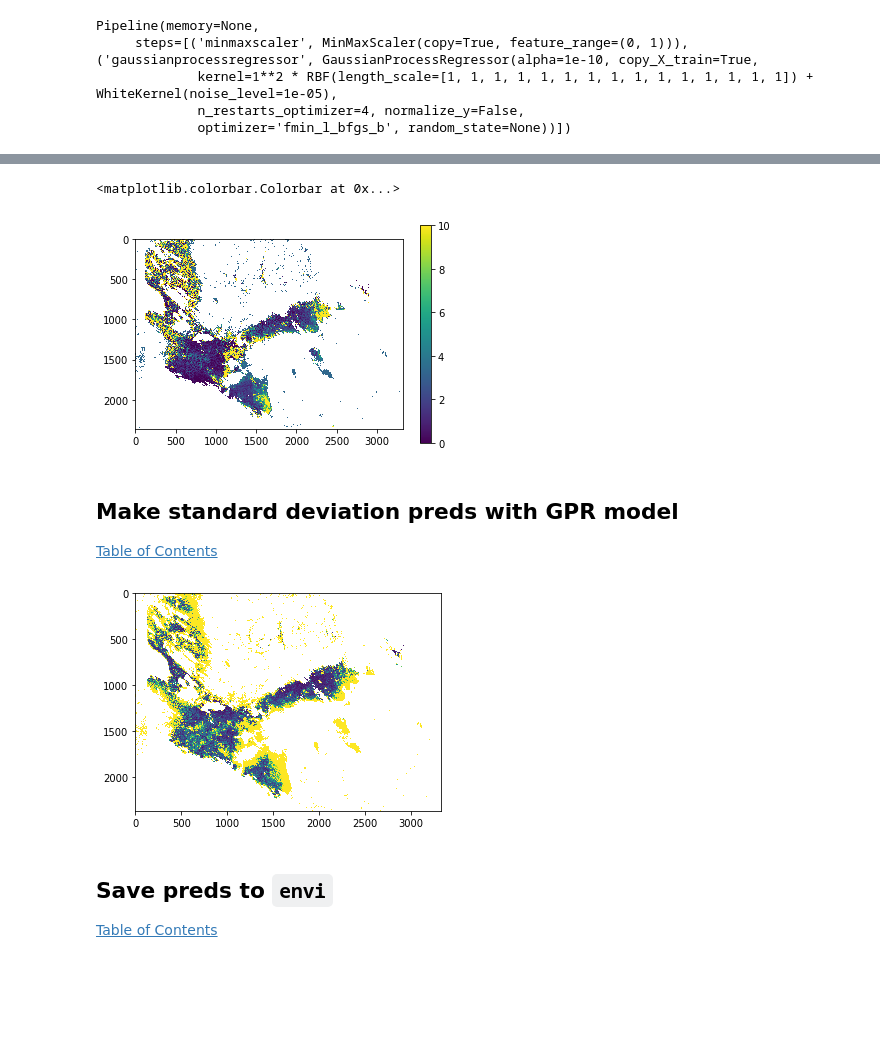
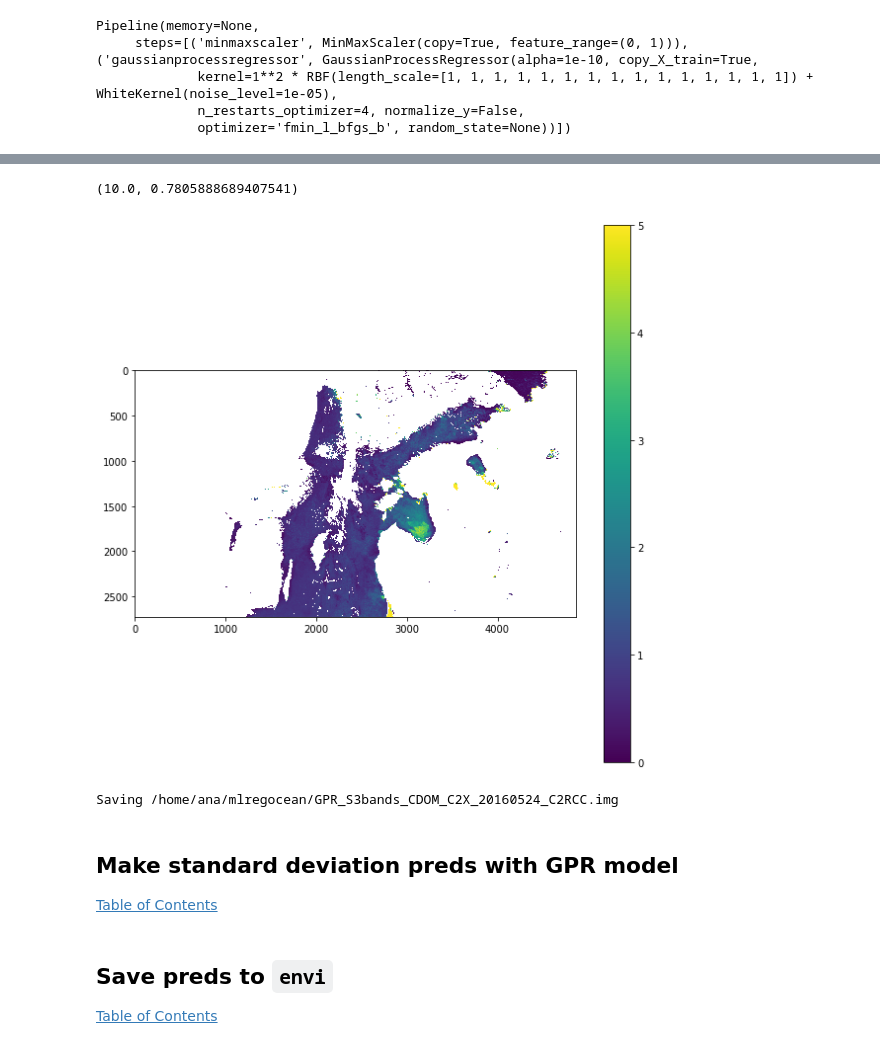
Before and after one commit to IPL-UV/mlregocean, a Jupyter notebook: cdom_predict_image.ipynb, the cells around one changed output, grey strips where cells are left out. Drawn from its saved outputs; the diff is of its cells as text; code cells hidden in the pictures; blank space fills up the shorter version.

```diff
--- a/cdom_predict_image.ipynb
+++ b/cdom_predict_image.ipynb
@@ -17,5 +40,7 @@ from ml import data_load
 # %%
-s3image_path = "/media/disk/databases/C2X/S3Images/subset_0_of_S3A_OL_2_WFR____20170708T084007_20170708T084307_20170708T104714_0179_019_335_1979_MAR_O_NR_002.data"
-img = cdom_processing.load_S3_image(image_path=s3image_path)
+reload(cdom_processing)
+#s3image_path = "/media/disk/databases/C2X/S3Images/subset_0_of_S3A_OL_2_WFR____20170708T084007_20170708T084307_20170708T104714_0179_019_335_1979_MAR_O_NR_002.data"
+s3image_path = "/home/ana/mlregocean/S3OLCI/S3A_OL_1_EFR____20160524T090953_20160524T091153_20170930T000736_0119_004_264______MR1_R_NT_002.SEN3_C2RCC.data"
+img = cdom_processing.load_S3_image_C2RCC(image_path=s3image_path)
 img.shape
 # %% [output]
@@ -23,7 +55,9 @@ img.shape
 # %% [markdown]
 ## Load and show water mask
 # %%
-mascara = cdom_processing.load_mask(s3image_path)
+reload(cdom_processing)
+mascara = cdom_processing.load_mask_C2RCC(s3image_path)
 mascara = (mascara==1)
 plt.imshow(mascara)
+plt.show()
 # %% [output]
@@ -62,6 +97,7 @@ Pipeline(memory=None,
              optimizer='fmin_l_bfgs_b', random_state=None))])
 # %%
 # Select the bands of the image to predict
-image_predict = cdom_processing.image_to_predict_S3(img,data_load.bands_try_C2X[bands_name])
+reload(cdom_processing)
+image_predict = cdom_processing.image_to_predict_S3_C2RCC(img,data_load.bands_try_C2X[bands_name])
 image_predict.shape
 # %% [output]
@@ -84,9 +127,20 @@ predictions.shape
+# %%
+max_cdom,mean_y_train
+# %% [output]
+(10.0, 0.7805888689407541)
 # %%
-plt.imshow(predictions,vmin=0,vmax=10)
+plt.figure(figsize=(10,10))
+plt.imshow(predictions,vmin=0,vmax=5)
 plt.colorbar()
+plt.show()
 # %% [output]
-<matplotlib.colorbar.Colorbar at 0x...>
-[figure, old version]
+[figure, new version]
+# %%
+folder_save = "."
+cdom_processing.write_envi(predictions, os.path.join(folder_save,
+                                                         name_model+'_'+bands_name+'_CDOM_C2X_20160524_C2RCC.hdr'))
+# %% [output]
+Saving /home/ana/mlregocean/GPR_S3bands_CDOM_C2X_20160524_C2RCC.img
 # %% [markdown]
 ## Make standard deviation preds with GPR model
 [Table of Contents](#Table-of-Contents)
@@ -105,8 +159,7 @@ if name_model == "GPR":
 # %%
 if name_model == "GPR":
     plt.imshow(predictions_std,vmin=0,vmax=50)
+    plt.show()
-# %% [output]
-[figure, removed]
 # %% [markdown]
 ## Save preds to `envi`
 [Table of Contents](#Table-of-Contents)
```
Also changed, not shown: parts of 10 cells of this notebook, 2 other files.
